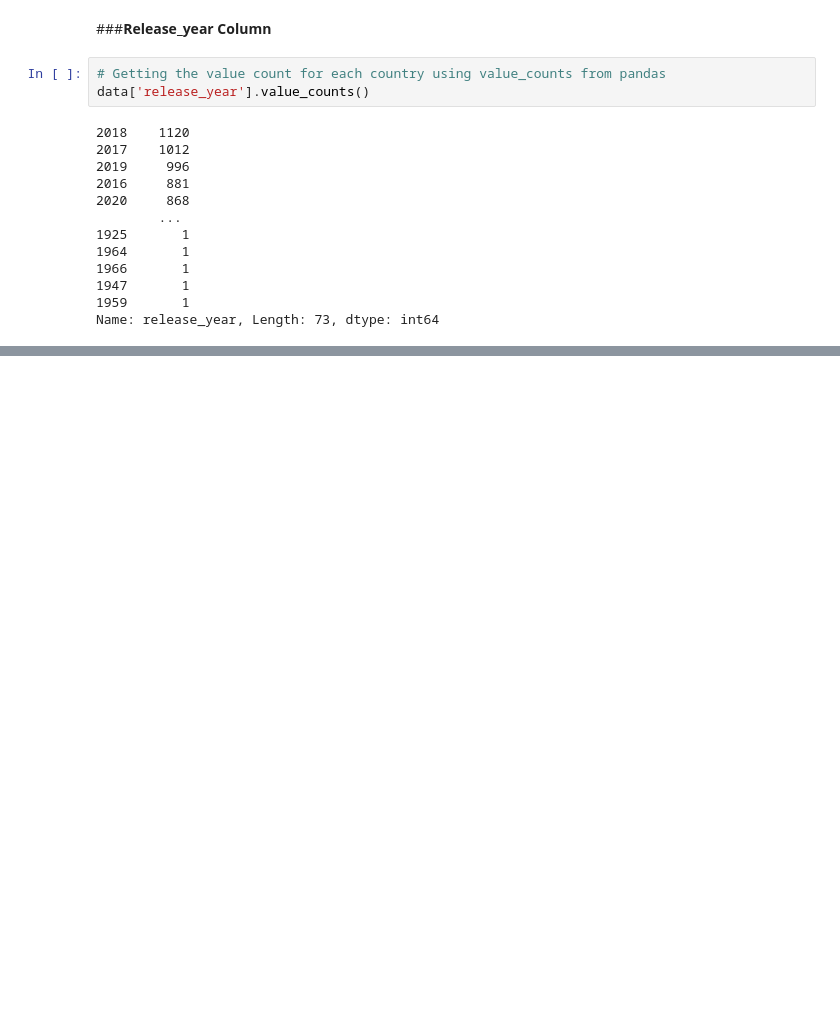
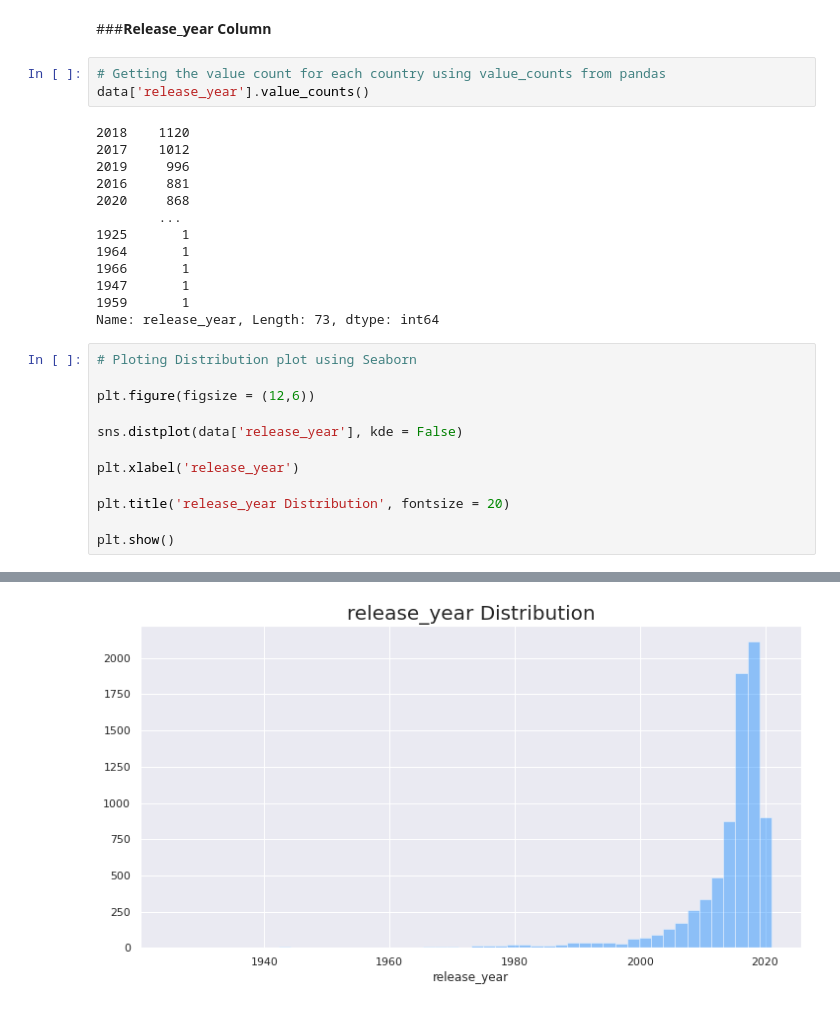
Before and after one commit to Vrishali04/Netflix_movies_and_tv_shows_clustering_capstone_project, a Jupyter notebook: Netflix_movies_and_tv_shows_clustering_capstone_project_final.ipynb, the cells around one changed output, grey strips where cells are left out. Saved outputs shown, nothing was run; the diff lists cells and outputs as text; blank space fills up the shorter version.

```diff
--- a/Netflix_movies_and_tv_shows_clustering_capstone_project_final.ipynb
+++ b/Netflix_movies_and_tv_shows_clustering_capstone_project_final.ipynb
@@ -421,3 +421,16 @@ data['release_year'].value_counts()
 1947       1
 1959       1
 Name: release_year, Length: 73, dtype: int64
+# %%
+# Ploting Distribution plot using Seaborn
+
+plt.figure(figsize = (12,6))
+
+sns.distplot(data['release_year'], kde = False)
+
+plt.xlabel('release_year')
+
+plt.title('release_year Distribution', fontsize = 20)
+
+plt.show()
+# %% [output]
@@ -423,0 +438 @@ Name: release_year, Length: 73, dtype: int64
+[figure, added]
```
Also changed, not shown: parts of 12 cells of this notebook.
